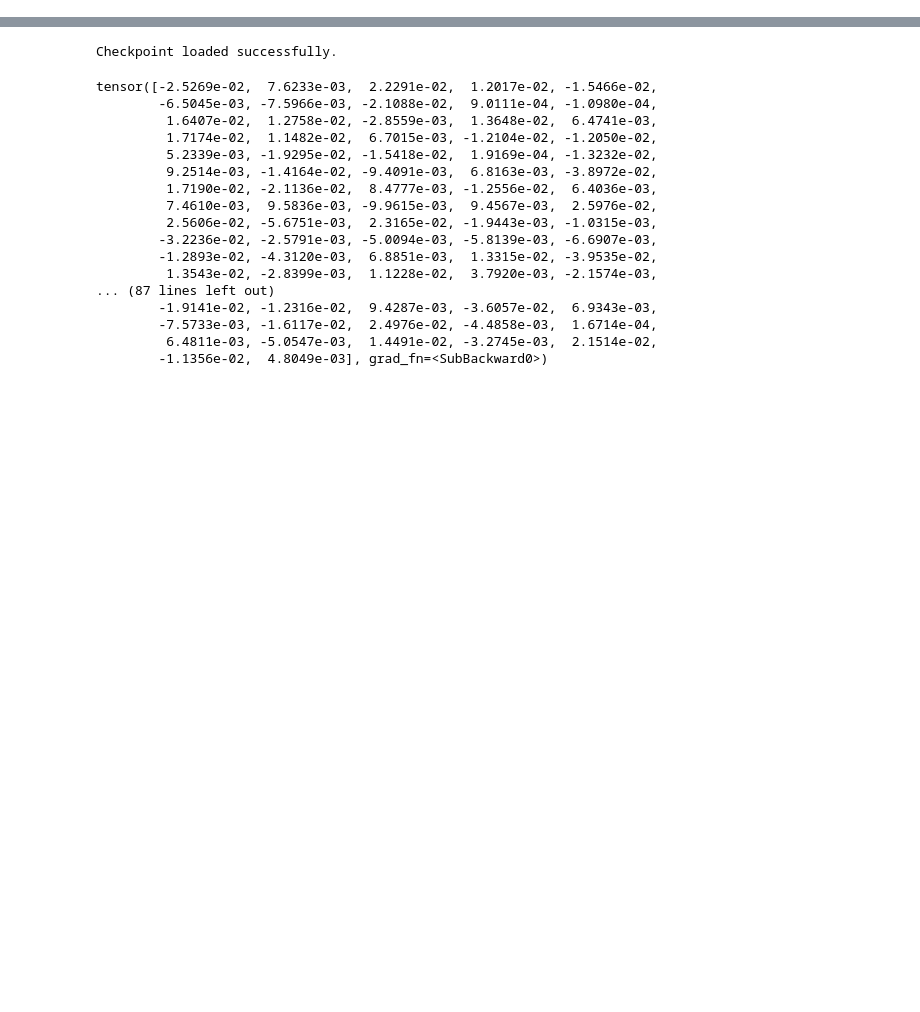
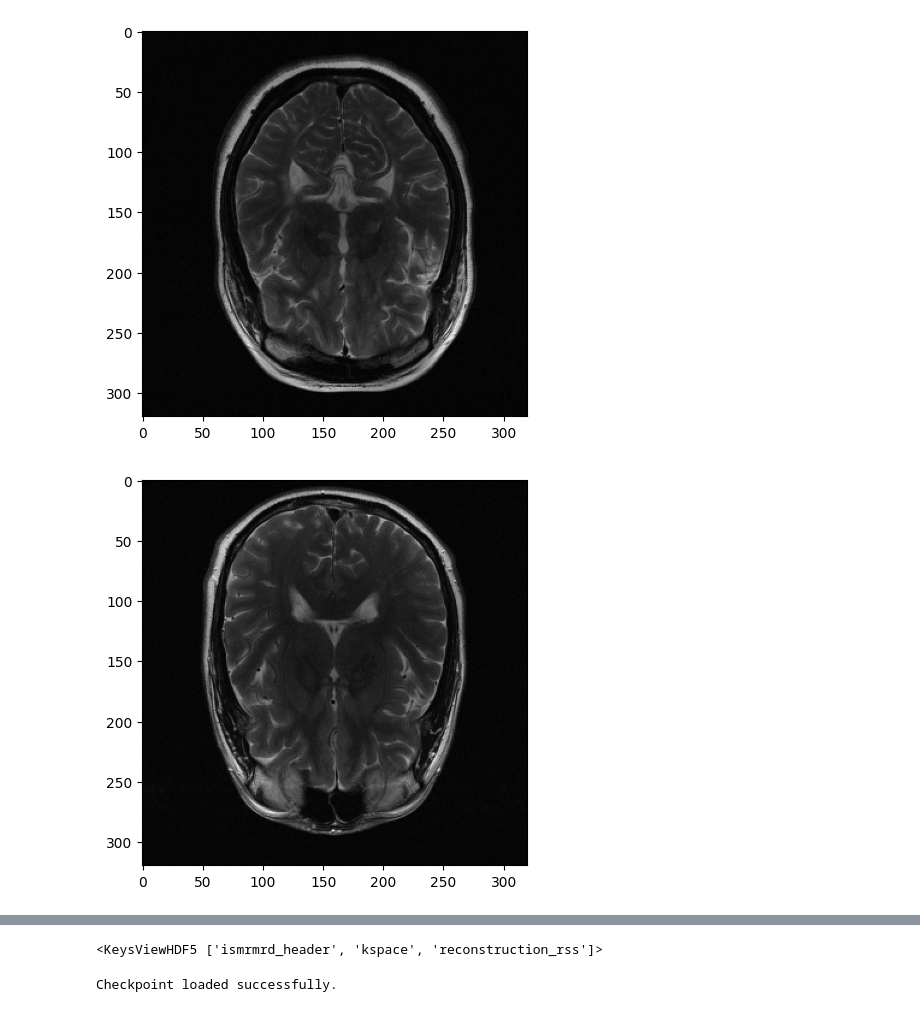
Before and after one commit to marinacrsp/proj_marina, a Jupyter notebook: multi_vol/dummy.ipynb, the cells around one changed output, grey strips where cells are left out. Cells and saved outputs as stored; diff of their text form; code cells hidden in the pictures; blank space fills up the shorter version.

```diff
--- a/multi_vol/dummy.ipynb
+++ b/multi_vol/dummy.ipynb
@@ -46,0 +83,26 @@ for vol_id in dataloader.dataset.metadata.keys():
+# %%
+from pathlib import Path
+
+path_to_data = Path('/itet-stor/mcrespo/bmicdatasets-originals/Originals/fastMRI/brain/multicoil_val/')
+n_volumes = 3
+
+
+if path_to_data.is_dir():
+    files = sorted(
+        [
+            file
+            for file in path_to_data.iterdir()
+            if file.suffix == ".h5" and "AXT2_205" in file.name
+        ]
+    )[:n_volumes]
+
+n_slices = 0
+for file in files:
+    with h5py.File(file, "r") as hf:
+            img = hf["reconstruction_rss"][()]
+
+            plt.figure(figsize=(5,5))
+            plt.imshow(img[0], cmap='gray')
+# %% [output]
+[figure, added]
+[figure, added]
@@ -47,3 +110,8 @@ for vol_id in dataloader.dataset.metadata.keys():
+# %%
+with h5py.File(files[0], "r") as hf:
+    print(hf.keys())
+# %% [output]
+<KeysViewHDF5 ['ismrmrd_header', 'kspace', 'reconstruction_rss']>
 # %%
 model_checkpoint = '/scratch_net/ken/mcrespo/proj_marina/logs/multivol/2024-11-11_09h28m59s/checkpoints/epoch_0999.pt'  # TODO: SET (OR LEAVE COMMENTED).
 
@@ -109,20 +164,0 @@ for inputs, targets in dataloader:
-# %%
-print(latent_embeddings[0] - latent_embeddings[1])
-# %% [output]
-tensor([-2.5269e-02,  7.6233e-03,  2.2291e-02,  1.2017e-02, -1.5466e-02,
-        -6.5045e-03, -7.5966e-03, -2.1088e-02,  9.0111e-04, -1.0980e-04,
-         1.6407e-02,  1.2758e-02, -2.8559e-03,  1.3648e-02,  6.4741e-03,
-         1.7174e-02,  1.1482e-02,  6.7015e-03, -1.2104e-02, -1.2050e-02,
-         5.2339e-03, -1.9295e-02, -1.5418e-02,  1.9169e-04, -1.3232e-02,
-         9.2514e-03, -1.4164e-02, -9.4091e-03,  6.8163e-03, -3.8972e-02,
-         1.7190e-02, -2.1136e-02,  8.4777e-03, -1.2556e-02,  6.4036e-03,
-         7.4610e-03,  9.5836e-03, -9.9615e-03,  9.4567e-03,  2.5976e-02,
-         2.5606e-02, -5.6751e-03,  2.3165e-02, -1.9443e-03, -1.0315e-03,
-        -3.2236e-02, -2.5791e-03, -5.0094e-03, -5.8139e-03, -6.6907e-03,
-        -1.2893e-02, -4.3120e-03,  6.8851e-03,  1.3315e-02, -3.9535e-02,
-         1.3543e-02, -2.8399e-03,  1.1228e-02,  3.7920e-03, -2.1574e-03,
-... (87 lines left out)
-        -1.9141e-02, -1.2316e-02,  9.4287e-03, -3.6057e-02,  6.9343e-03,
-        -7.5733e-03, -1.6117e-02,  2.4976e-02, -4.4858e-03,  1.6714e-04,
-         6.4811e-03, -5.0547e-03,  1.4491e-02, -3.2745e-03,  2.1514e-02,
-        -1.1356e-02,  4.8049e-03], grad_fn=<SubBackward0>)
```
Also changed, not shown: parts of 9 cells of this notebook, 10 other files.
